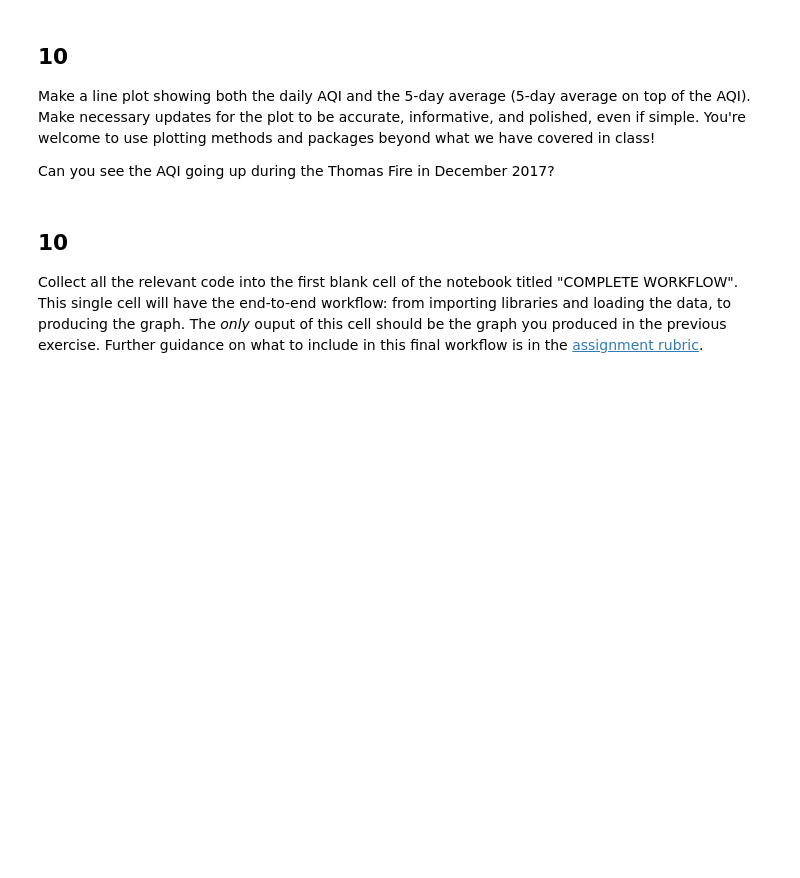
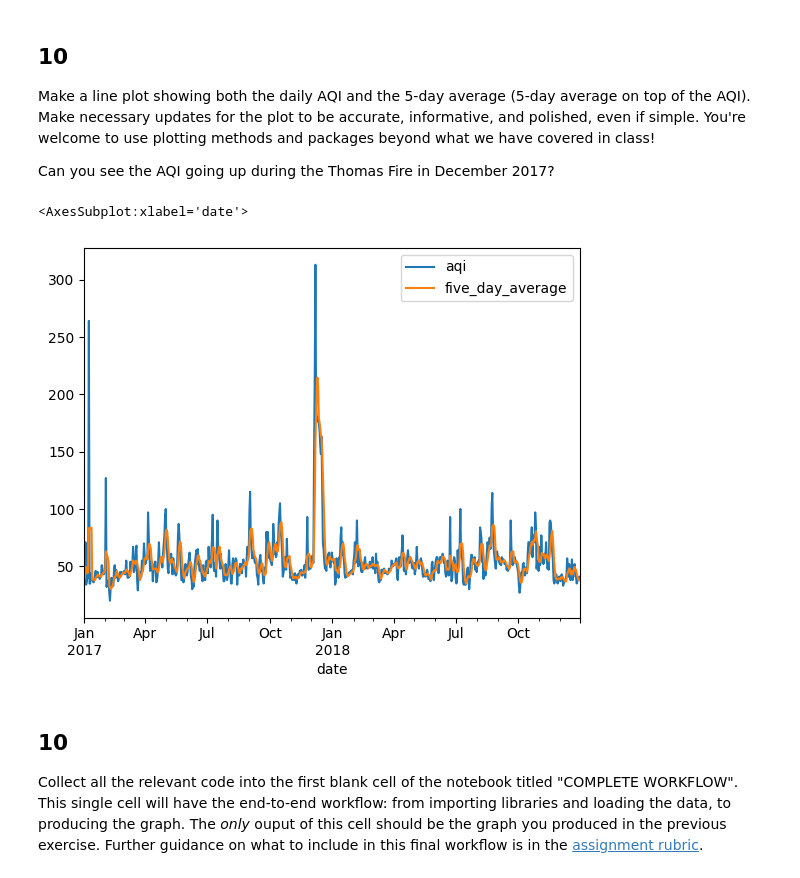
Before and after one commit to emmabeamitchell/eds220-hwk2, a Jupyter notebook: hwk2-task3-aqi.ipynb, the cells around one changed output. Saved outputs shown, nothing was run; the diff lists cells and outputs as text; code cells hidden in the pictures; blank space fills up the shorter version.

```diff
--- a/hwk2-task3-aqi.ipynb
+++ b/hwk2-task3-aqi.ipynb
@@ -221,6 +247,6 @@ In the following cell:
 1. Update the date column of `aqi_sb` to be a `pandas.datetime` object.
 2. Update the index of `aqi_sb` to be the `date` column.
 # %%
-aqi_sb.date = ...
-aqi_sb = ...
+aqi_sb.date = pd.to_datetime(aqi_sb['date'])
+aqi_sb = aqi_sb.set_index('date')
 aqi_sb
@@ -244,6 +299,8 @@ rolling_average
 ## 9
 
 Without creating any new variables, add the mean of the AQI over a 5-day rolling window as a new column named `five_day_average` to the `aqi_sb` dataframe.
+# %%
+aqi_sb['five_day_average'] = aqi_sb['aqi'].rolling(window = '5D').mean()
 # %% [markdown]
 <!-- BEGIN QUESTION -->
 
@@ -251,6 +308,13 @@ Without creating any new variables, add the mean of the AQI over a 5-day rolling
 Make a line plot showing both the daily AQI and the 5-day average (5-day average on top of the AQI). Make necessary updates for the plot to be accurate, informative, and polished, even if simple. You're welcome to use plotting methods and packages beyond what we have covered in class!
 
 Can you see the AQI going up during the Thomas Fire in December 2017?
+# %%
+aqi_sb[['aqi', 'five_day_average']].plot()
+
+# the aqi goes up considerably during the Thomas FireS
+# %% [output]
+<AxesSubplot:xlabel='date'>
+[figure, added]
 # %% [markdown]
 ## 10
 
```
Also changed, not shown: parts of 6 cells of this notebook.
